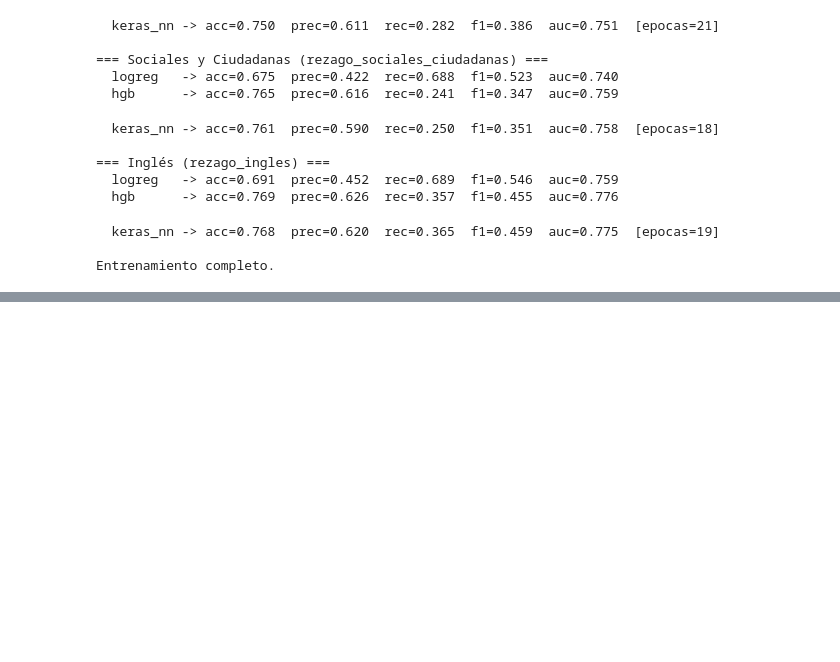
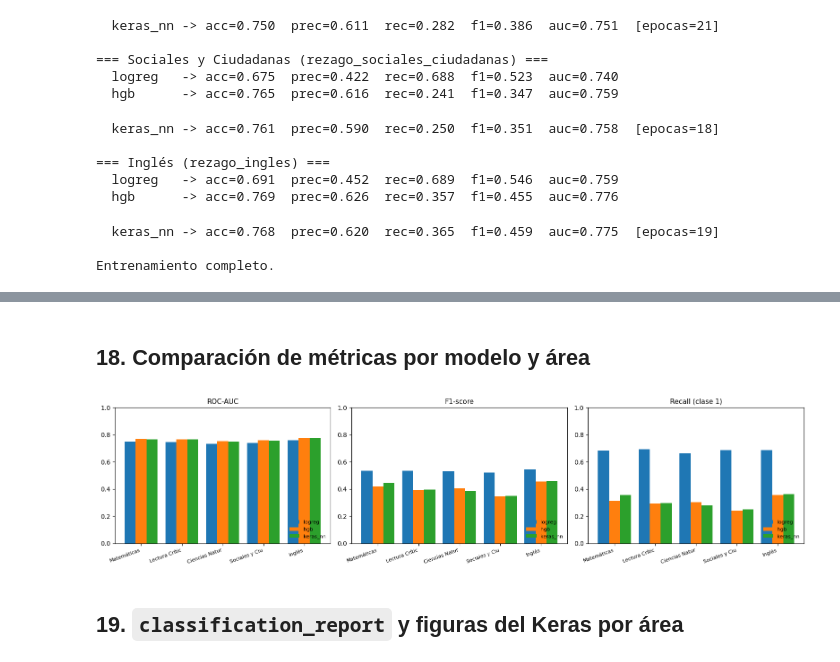
Before and after one commit to lrestrepoe/proyecto2-analitica, a Jupyter notebook: Modelo_Dani.ipynb, the cells around one changed output, grey strips where cells are left out. Drawn from its saved outputs; the diff is of its cells as text; code cells hidden in the pictures; blank space fills up the shorter version.

Commit message:
Comparación de métricas

```diff
--- a/Modelo_Dani.ipynb
+++ b/Modelo_Dani.ipynb
@@ -803,0 +834,8 @@ Entrenamiento completo.
+# %%
+filas = []
+for r in resultados_globales:
+    fila = {"area": r["area"], "target": r["target"], "modelo": r["modelo"]}
+    fila.update({k: round(v, 4) for k, v in r["metricas"].items()})
+    filas.append(fila)
+tabla_comparacion = pd.DataFrame(filas)
+tabla_comparacion
@@ -803,0 +901,31 @@ Entrenamiento completo.
+# %% [markdown]
+## 18. Comparación de métricas por modelo y área
+# %%
+metricas_grafico = ["roc_auc", "f1", "recall"]
+titulos_metricas = {"roc_auc": "ROC-AUC", "f1": "F1-score", "recall": "Recall (clase 1)"}
+modelos_orden = ["logreg", "hgb", "keras_nn"]
+
+x = np.arange(len(nombres_areas))
+w = 0.27
+
+fig, axes = plt.subplots(1, 3, figsize=(16, 4))
+for ax, metrica in zip(axes, metricas_grafico):
+    for i, modelo in enumerate(modelos_orden):
+        valores = []
+        for nombre_area in nombres_areas:
+            target = mapeo_targets[nombre_area][1]
+            r = next(r for r in resultados_globales
+                     if r["target"] == target and r["modelo"] == modelo)
+            valores.append(r["metricas"][metrica])
+        ax.bar(x + (i - 1) * w, valores, w, label=modelo)
+    ax.set_xticks(x)
+    ax.set_xticklabels([n[:14] for n in nombres_areas], rotation=20, ha="right", fontsize=8)
+    ax.set_title(titulos_metricas[metrica], fontsize=11)
+    ax.set_ylim(0, 1.0)
+    ax.legend(frameon=False, fontsize=8, loc="lower right")
+plt.tight_layout()
+plt.show()
+# %% [output]
+[figure, added]
+# %% [markdown]
+## 19. `classification_report` y figuras del Keras por área
```
Also changed, not shown: parts of 7 cells of this notebook.
